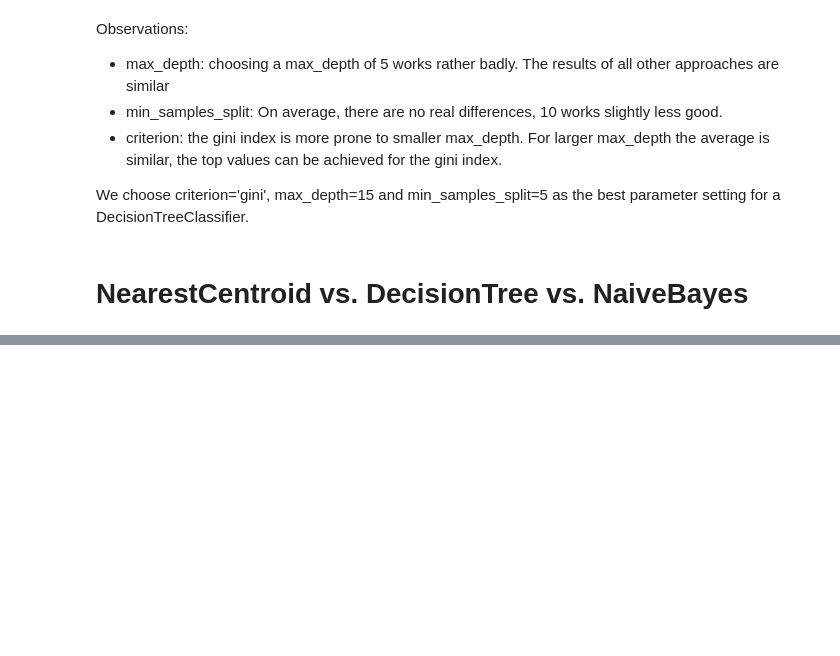
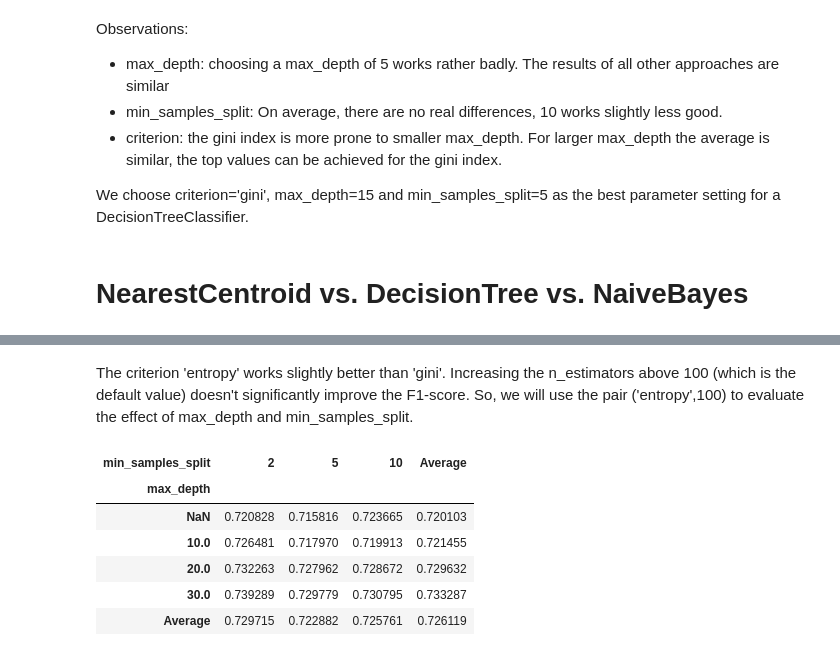
Before and after one commit to mograev/btvote, a Jupyter notebook: notebooks/3-classification.ipynb, the cells around one changed output, grey strips where cells are left out. Saved outputs shown, nothing was run; the diff lists cells and outputs as text; code cells hidden in the pictures; blank space fills up the shorter version.

```diff
--- a/notebooks/3-classification.ipynb
+++ b/notebooks/3-classification.ipynb
@@ -181,0 +329,36 @@ display(results)
+# %% [markdown]
+The criterion 'entropy' works slightly better than 'gini'. Increasing the n_estimators above 100 (which is the default value) doesn't significantly improve the F1-score. So, we will use the pair ('entropy',100) to evaluate the effect of max_depth and min_samples_split.
+# %%
+# set parameter grid
+parameters = {
+    'estimator': [RandomForestClassifier()],
+    'estimator__criterion': ['entropy'],
+    'estimator__max_depth': [None, 10, 20, 30],  # Maximum depth of the trees
+    'estimator__min_samples_split': [2, 5, 10],  # Minimum number of samples required to split an internal node
+    'estimator__random_state': [42]
+}
+
+# create the grid search instance
+grid_search_estimator = GridSearchCV(pipeline, parameters, scoring=f1, cv=stratified_10_fold_cv, error_score='raise')
+
+# run the grid search
+grid_search_estimator.fit(btvote_data, btvote_target)
+
+# results of all hyper-parameter combinations
+results = pd.DataFrame(grid_search_estimator.cv_results_)
+
+# transform the results for better visualization
+results['max_depth'] = results['param_estimator__max_depth']
+results['min_samples_split'] = results['param_estimator__min_samples_split']
+pivoted_results = results.pivot(index='max_depth', columns='min_samples_split', values='mean_test_score')
+pivoted_results['Average'] = pivoted_results.mean(axis=1)
+pivoted_results.loc['Average',:] = pivoted_results.mean()
+display(pivoted_results)
+# %% [output]
+| min_samples_split | 2 | 5 | 10 | Average |
+| max_depth |  |  |  |  |
+| NaN | 0.720828 | 0.715816 | 0.723665 | 0.720103 |
+| 10.0 | 0.726481 | 0.717970 | 0.719913 | 0.721455 |
+| 20.0 | 0.732263 | 0.727962 | 0.728672 | 0.729632 |
+| 30.0 | 0.739289 | 0.729779 | 0.730795 | 0.733287 |
+| Average | 0.729715 | 0.722882 | 0.725761 | 0.726119 |
```
Also changed, not shown: parts of 21 cells of this notebook.
